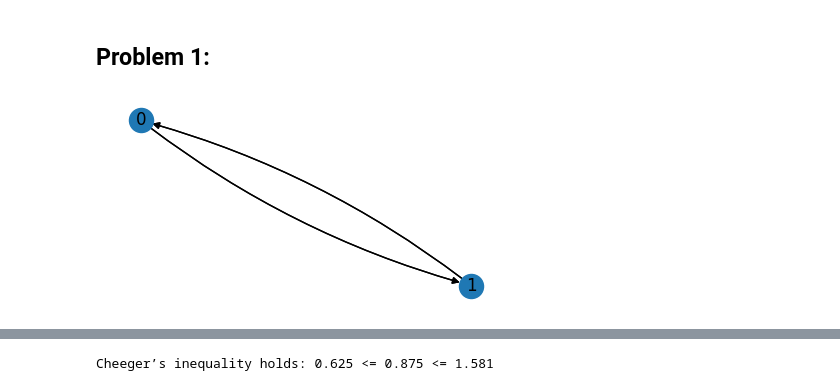
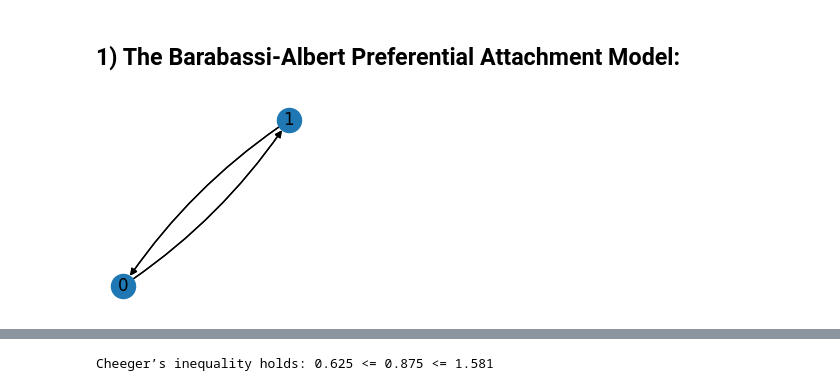
Before and after one commit to LM1997610/NeuralNetworks, a Jupyter notebook: ARIS_hw_(1).ipynb, the cells around one changed output, grey strips where cells are left out. Cells and saved outputs as stored; diff of their text form; code cells hidden in the pictures.

```diff
--- a/ARIS_hw_(1).ipynb
+++ b/ARIS_hw_(1).ipynb
@@ -16,28 +16,28 @@ from tqdm import tqdm
-# %% [markdown]
-## Problem 1:
+# %% [markdown]
+## 1) The Barabassi-Albert Preferential Attachment Model:
 # %%
 G = nx.MultiDiGraph()
 
 G.add_node('0')
 G.add_node('1')
 
 G.add_edge('0', '1')
 G.add_edge('0', '1')
 G.add_edge('1', '0')
 G.add_edge('1', '0')
 
 pos = nx.spring_layout(G)
 
-plt.figure(figsize=(4, 2))
+plt.figure(figsize=(2, 2))
 
 nx.draw(G, pos, with_labels=True, connectionstyle='arc3, rad = 0.1')
 
 edge_labels=dict([((u,v,))
              for u,v,d in G.edges(data=True)])
 
 plt.show()
 # %% [output]
-[figure, old version]
+[figure, new version]
 # %%
 def prob_each_node(graph, time, l=4, c=0):
 
```
Also changed, not shown: parts of 25 cells of this notebook.
